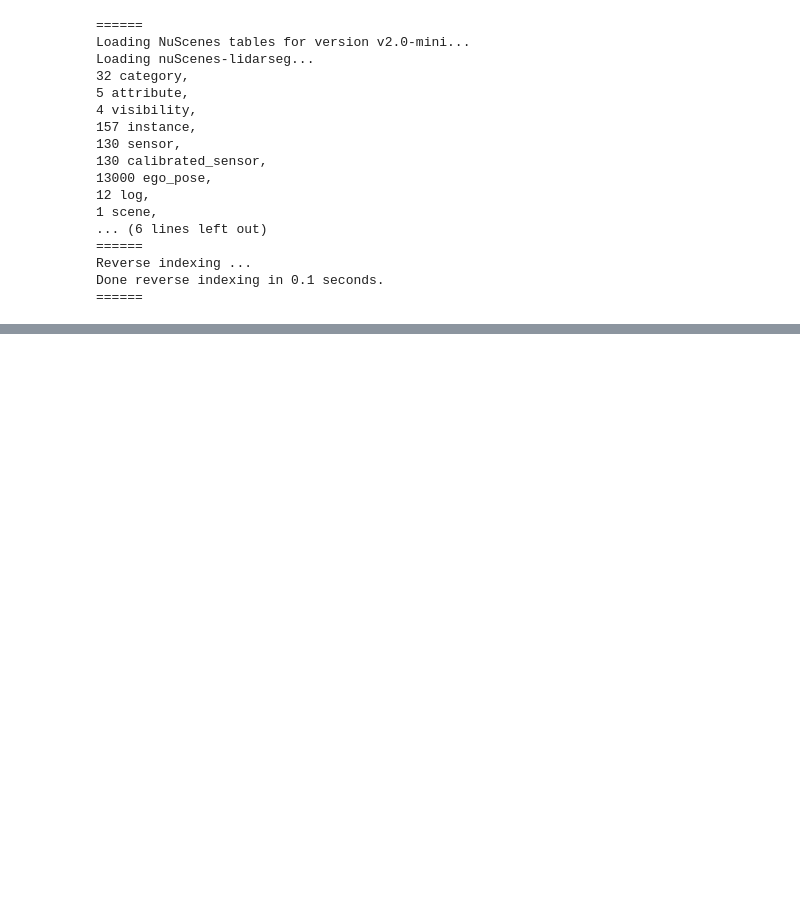
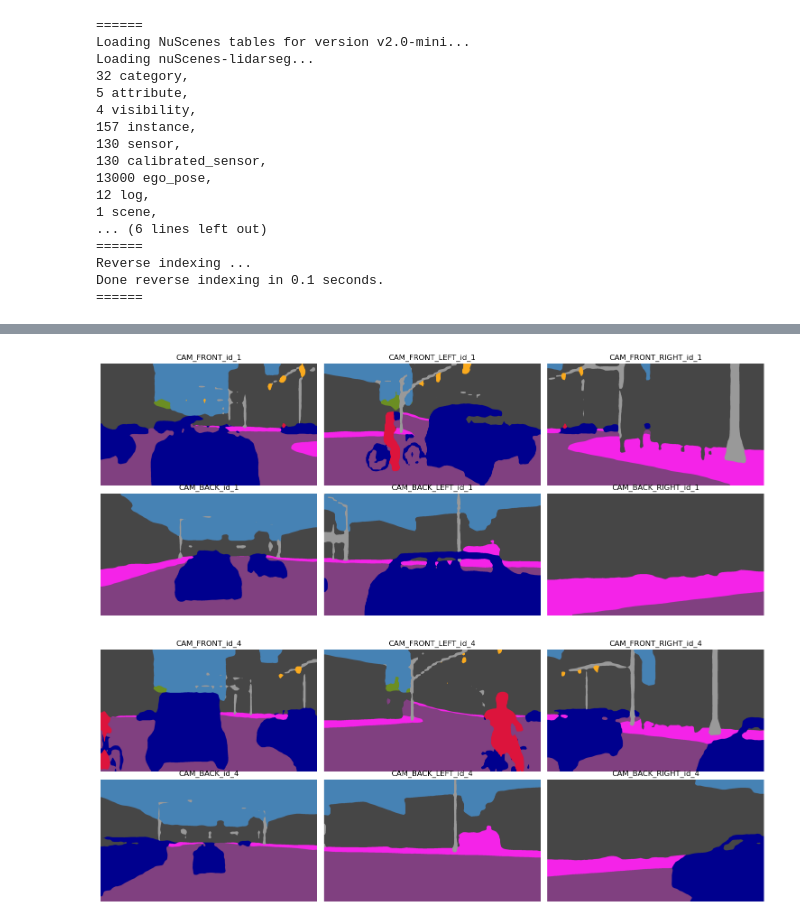
Before and after one commit to K0stasCH/PC-Registration-and-Multi-agent-Vehicles, a Jupyter notebook: demo.ipynb, the cells around one changed output, grey strips where cells are left out. Cells and saved outputs as stored; diff of their text form; code cells hidden in the pictures; blank space fills up the shorter version.

```diff
--- a/demo.ipynb
+++ b/demo.ipynb
@@ -69 +76,7 @@ tempScene4 = v4.generateScene(model, time)
+# %%
+v1.showSegImages(model, time, opacity=1, masks=masks1)
+v2.showSegImages(model, time, opacity=1, masks=masks2)
+# %% [output]
+[figure, added]
+[figure, added]
 # %%
```
Also changed, not shown: parts of 21 cells of this notebook, 24 other files.
